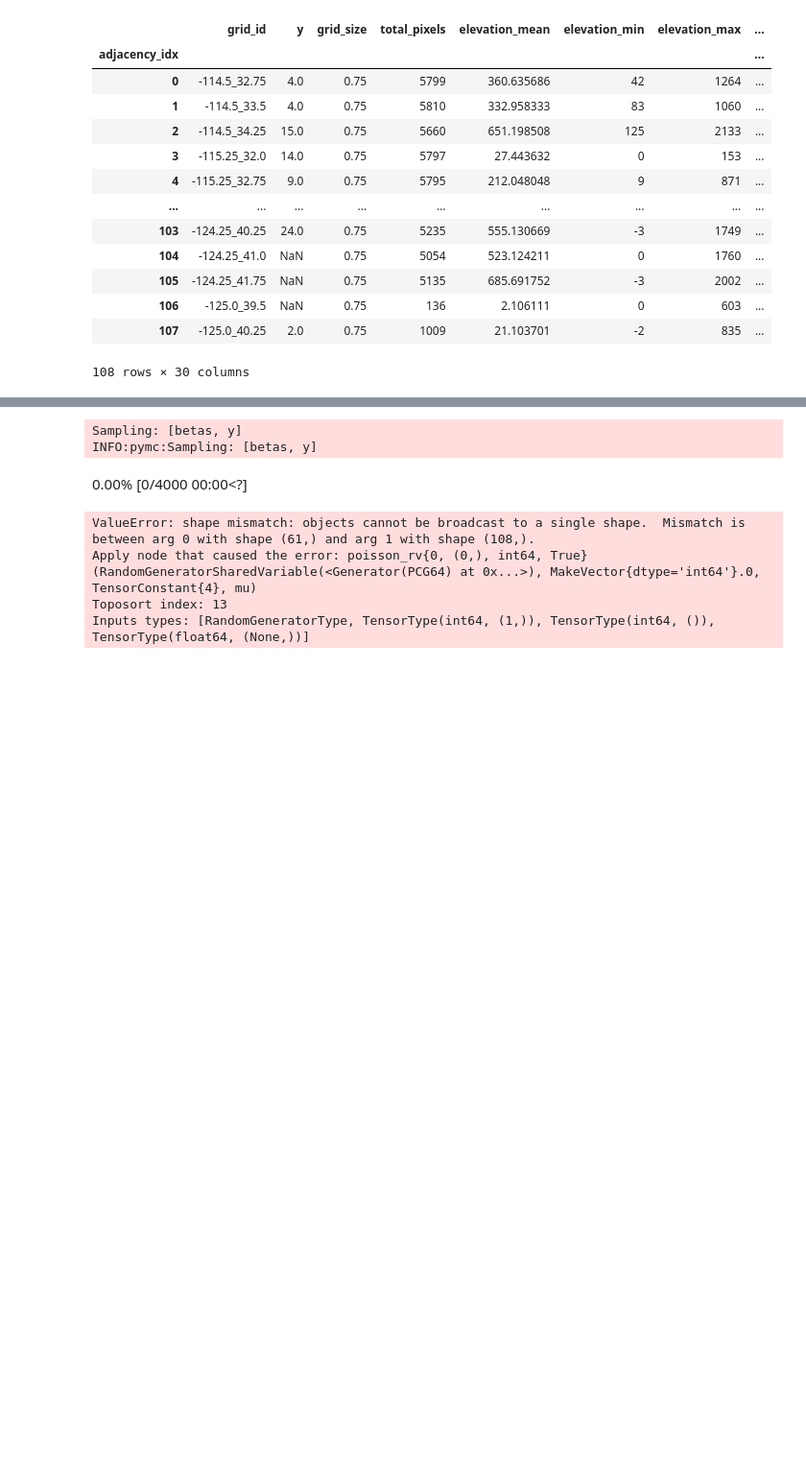
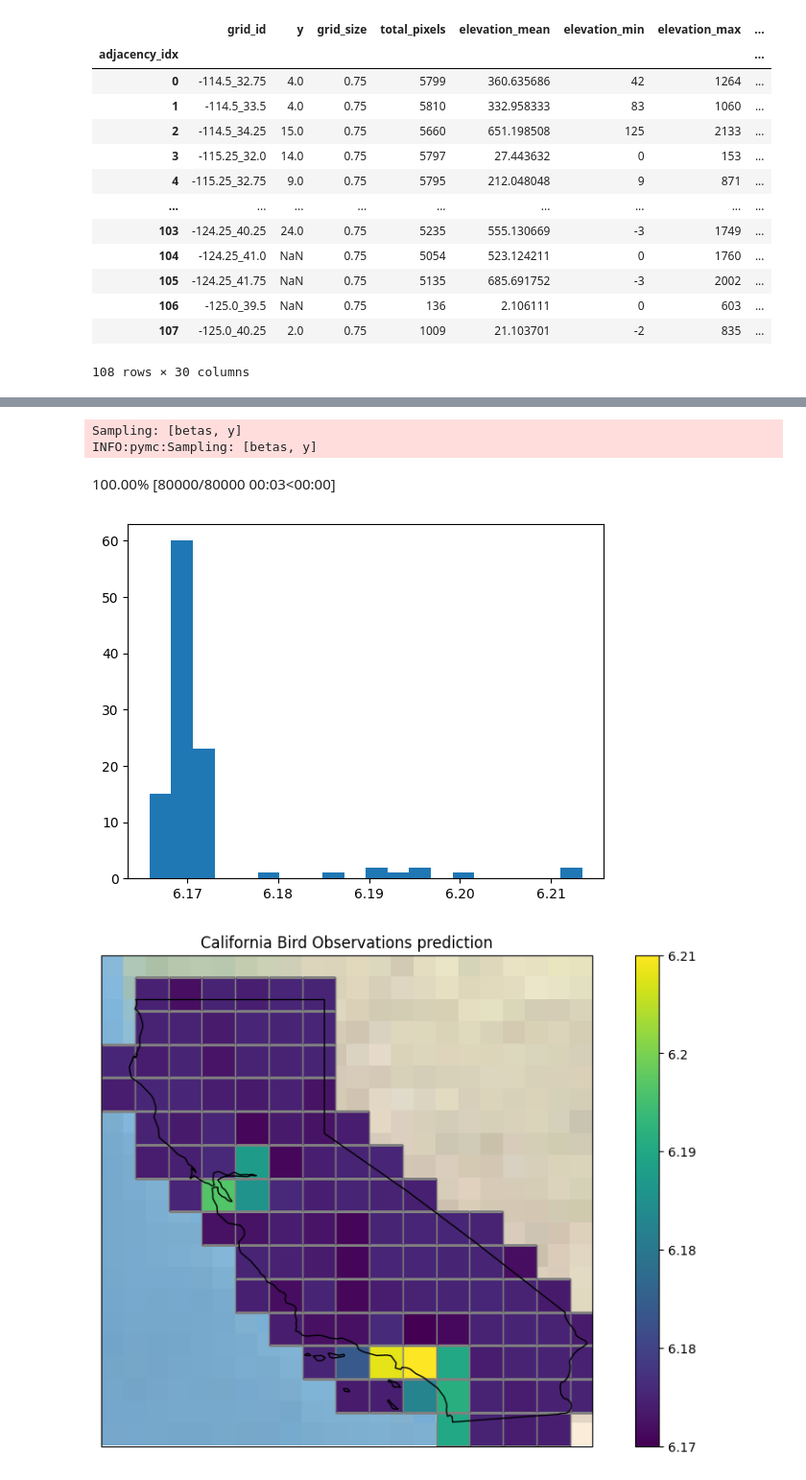
Before and after one commit to acmiyaguchi/iyse4620-birdcall-distributions, a Jupyter notebook: notebooks/2022-11-11-car-model.ipynb, the cells around one changed output, grey strips where cells are left out. Shown at 96% size. Cells and saved outputs as stored; diff of their text form; code cells hidden in the pictures; blank space fills up the shorter version.

```diff
--- a/notebooks/2022-11-11-car-model.ipynb
+++ b/notebooks/2022-11-11-car-model.ipynb
@@ -233,19 +220,12 @@ INFO:pymc:Sampling 4 chains for 1_000 tune and 1_000 draw iterations (4_000 + 4_
 # %%
 with vector_urban_model:
-    pm.set_data(
-        {
-            "X": scaled_data_df,
-            # "observed": prep_df.y.values,
-        }
-    )
+    pm.set_data({"X": scaled_data_df, "observed": prep_df.y.values})
     ppc = pm.sample_posterior_predictive(trace)
 
-az.summary(ppc)
+plot_ppc(prep_df, ppc)
 # %% [output]
 Sampling: [betas, y]
 INFO:pymc:Sampling: [betas, y]
-0.00% [0/4000 00:00<?]
+100.00% [80000/80000 00:03<00:00]
-ValueError: shape mismatch: objects cannot be broadcast to a single shape.  Mismatch is between arg 0 with shape (61,) and arg 1 with shape (108,).
-Apply node that caused the error: poisson_rv{0, (0,), int64, True}(RandomGeneratorSharedVariable(<Generator(PCG64) at 0x...>), MakeVector{dtype='int64'}.0, TensorConstant{4}, mu)
-Toposort index: 13
-Inputs types: [RandomGeneratorType, TensorType(int64, (1,)), TensorType(int64, ()), TensorType(float64, (None,))]
+[figure, added]
+[figure, added]
```
Also changed, not shown: parts of 28 cells of this notebook, 2 other files.
